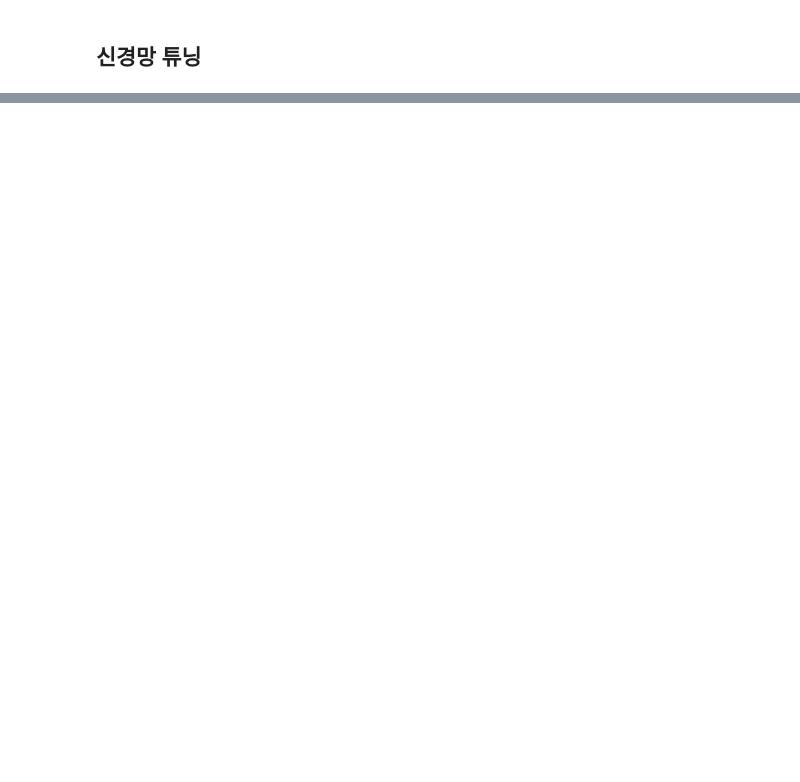
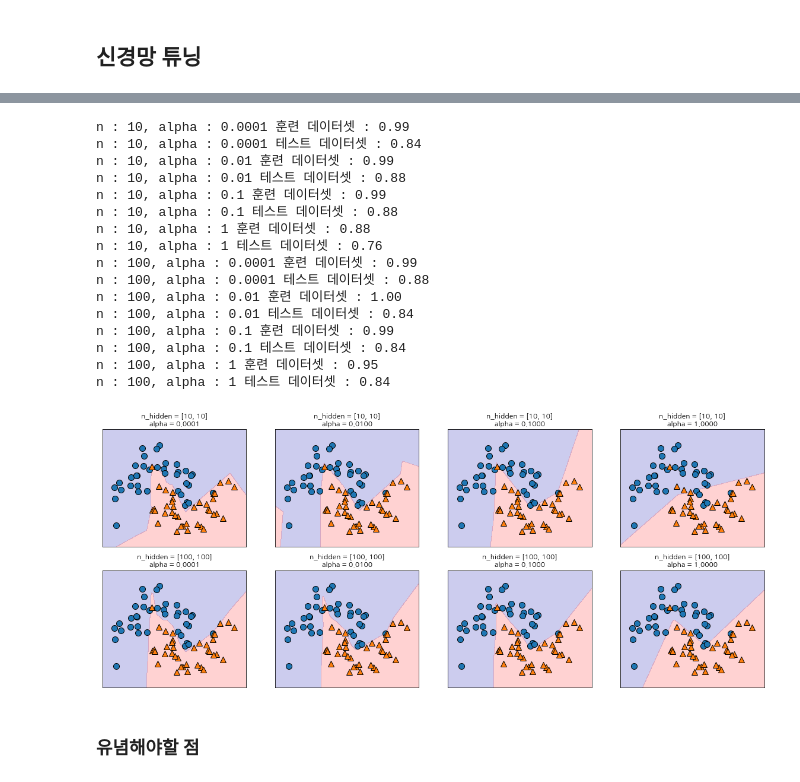
Before and after one commit to sdlee1026/machine, a Jupyter notebook: models/Supervised_Learning/deep_learning.ipynb, the cells around one changed output, grey strips where cells are left out. Cells and saved outputs as stored; diff of their text form; code cells hidden in the pictures; blank space fills up the shorter version.

```diff
--- a/models/Supervised_Learning/deep_learning.ipynb
+++ b/models/Supervised_Learning/deep_learning.ipynb
@@ -112,0 +189,33 @@ display(mglearn.plots.plot_two_hidden_layer_graph())
+# %%
+# 또한 리지 회귀와 선형 분류기에서 활용한 규제(L2 패널티)를 이용해서 과적합을 낮출수 있음(w가중치를 0에 가깝게)
+# alpha 매개변수가 그 역할을 함, 기본값은 매우 낮게(거의 규제하지 않게) 되어 있음 0.0001
+
+# alpha 값에 따른 영향
+fig, axes = plt.subplots(2, 4, figsize=(20, 8))
+for axx, n_hidden_nodes in zip(axes, [10,100]):
+    for ax, alpha in zip(axx, [0.0001, 0.01, 0.1, 1]):
+        mpl_alpha = MLPClassifier(solver='lbfgs', random_state=0,
+                                    hidden_layer_sizes=[n_hidden_nodes, n_hidden_nodes], alpha = alpha).fit(X_train, y_train)
+        mglearn.plots.plot_2d_separator(mpl_alpha, X_train, fill=True, alpha=.2, ax=ax)
+        mglearn.discrete_scatter(X_train[:,0], X_train[:,1], y_train, ax=ax)
+        ax.set_title('n_hidden = [{}, {}]\nalpha = {:.4f}'.format(n_hidden_nodes, n_hidden_nodes, alpha))
+        print('n : {}, alpha : {} 훈련 데이터셋 : {:.2f}'.format(n_hidden_nodes, alpha, mpl_alpha.score(X_train, y_train)))
+        print('n : {}, alpha : {} 테스트 데이터셋 : {:.2f}'.format(n_hidden_nodes, alpha, mpl_alpha.score(X_test, y_test)))
+# %% [output]
+n : 10, alpha : 0.0001 훈련 데이터셋 : 0.99
+n : 10, alpha : 0.0001 테스트 데이터셋 : 0.84
+n : 10, alpha : 0.01 훈련 데이터셋 : 0.99
+n : 10, alpha : 0.01 테스트 데이터셋 : 0.88
+n : 10, alpha : 0.1 훈련 데이터셋 : 0.99
+n : 10, alpha : 0.1 테스트 데이터셋 : 0.88
+n : 10, alpha : 1 훈련 데이터셋 : 0.88
+n : 10, alpha : 1 테스트 데이터셋 : 0.76
+n : 100, alpha : 0.0001 훈련 데이터셋 : 0.99
+n : 100, alpha : 0.0001 테스트 데이터셋 : 0.88
+n : 100, alpha : 0.01 훈련 데이터셋 : 1.00
+n : 100, alpha : 0.01 테스트 데이터셋 : 0.84
+n : 100, alpha : 0.1 훈련 데이터셋 : 0.99
+n : 100, alpha : 0.1 테스트 데이터셋 : 0.84
+n : 100, alpha : 1 훈련 데이터셋 : 0.95
+n : 100, alpha : 1 테스트 데이터셋 : 0.84
+[figure, added]
@@ -112,0 +228,2 @@ display(mglearn.plots.plot_two_hidden_layer_graph())
+# %% [markdown]
+### 유념해야할 점
```
Also changed, not shown: parts of 8 cells of this notebook.
